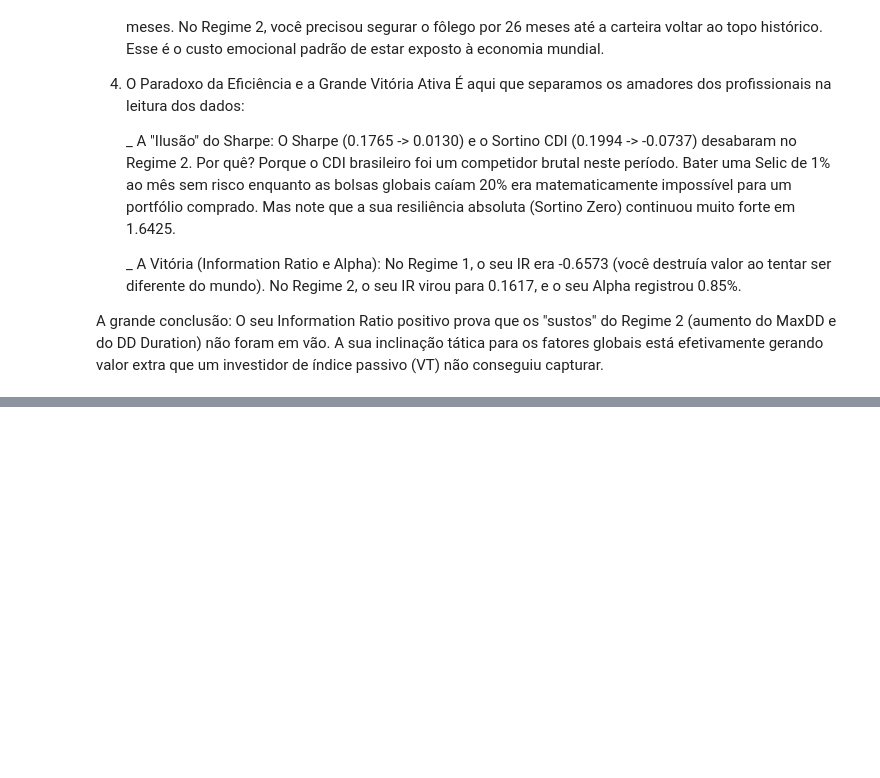
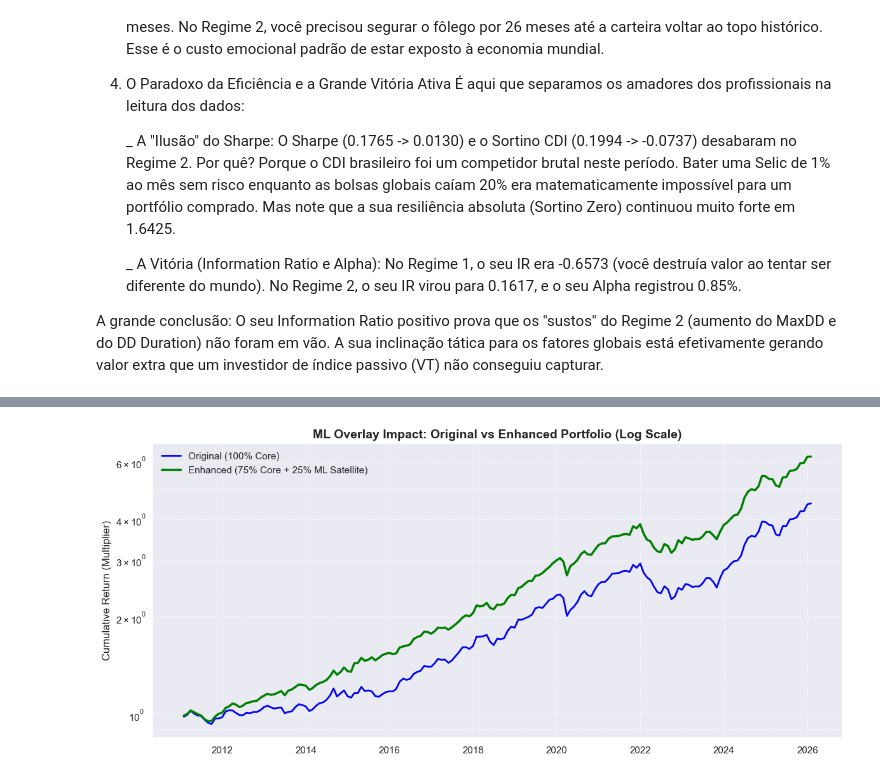
Before and after one commit to rbertin77/quant-portfolio-analytics, a Jupyter notebook: notebooks/kpis_analise_carteira.ipynb, the cells around one changed output, grey strips where cells are left out. Drawn from its saved outputs; the diff is of its cells as text; code cells hidden in the pictures; blank space fills up the shorter version.

```diff
--- a/notebooks/kpis_analise_carteira.ipynb
+++ b/notebooks/kpis_analise_carteira.ipynb
@@ -1452,0 +1734,83 @@ Downloading data for: ['IWDA.L', 'EIMI.L', 'USSC.L', 'IWVL.L', 'EMVL.L']...
+# %%
+# ==============================================================================
+# CELL 14: ML OVERLAY (CORE-SATELLITE SIMULATOR)
+# ==============================================================================
+import pandas as pd
+import numpy as np
+import matplotlib.pyplot as plt
+import matplotlib.ticker as mtick
+
+# 1. CREATE SYNTHETIC ML DATA (Mocking the spy_xgboost_swing output)
+# ------------------------------------------------------------------------------
+# Criando um arquivo CSV simulado na pasta data para imitar o seu fluxo real.
+np.random.seed(42) # Para o resultado ser o mesmo toda vez que você rodar
+dates = comp_df.index
+
+# Lógica do "Modelo Sintético": Acerta 70% dos meses de alta e protege em 60% dos de baixa
+mkt_returns = comp_df['Global_BRL']
+synthetic_signals = []
+for ret in mkt_returns:
+    if ret > 0:
+        signal = np.random.choice([1, 0], p=[0.7, 0.3])
+    else:
+        signal = np.random.choice([1, 0], p=[0.4, 0.6])
+    synthetic_signals.append(signal)
+
+df_signals = pd.DataFrame({'Date': dates, 'Signal': synthetic_signals})
+
+# Salva no disco (Exatamente como o seu futuro script fará)
+csv_path = '../data/synthetic_xgboost_signals.csv'
+df_signals.to_csv(csv_path, index=False)
+print(f"✅ Arquivo de sinais sintéticos criado em: {csv_path}")
+
+# 2. LOAD AND MERGE ML SIGNALS
+# ------------------------------------------------------------------------------
+# Lê o CSV e alinha as datas com a nossa base principal
+ml_data = pd.read_csv(csv_path)
+ml_data['Date'] = pd.to_datetime(ml_data['Date'])
+ml_data.set_index('Date', inplace=True)
+
+sim_df = comp_df.copy()
+sim_df = sim_df.join(ml_data['Signal'])
+sim_df['Signal'] = sim_df['Signal'].fillna(0) # Se faltar sinal, segurança primeiro (Caixa/0)
+
+# 3. CORE-SATELLITE LOGIC
+# ------------------------------------------------------------------------------
+CORE_WEIGHT = 0.75      # 75% na estratégia passiva atual
+SATELLITE_WEIGHT = 0.25 # 25% operando os sinais de Machine Learning
+
+# Se Signal == 1, o satélite rende Global_BRL. Se Signal == 0, rende CDI (Proteção).
+sim_df['Satellite_Return'] = np.where(sim_df['Signal'] == 1, sim_df['Global_BRL'], sim_df['CDI'])
+
+# O Retorno Turbinado = (Peso Core * Retorno Core) + (Peso Satélite * Retorno Satélite)
+sim_df['Portfolio_Enhanced'] = (sim_df['Portfolio'] * CORE_WEIGHT) + (sim_df['Satellite_Return'] * SATELLITE_WEIGHT)
+
+# 4. VISUALIZATION & KPI COMPARISON
+# ------------------------------------------------------------------------------
+wealth_original = (1 + sim_df['Portfolio']).cumprod()
+wealth_enhanced = (1 + sim_df['Portfolio_Enhanced']).cumprod()
+
+plt.figure(figsize=(14, 6))
+plt.plot(wealth_original.index, wealth_original, label='Original (100% Core)', color='blue', linewidth=2)
+plt.plot(wealth_enhanced.index, wealth_enhanced, label=f'Enhanced ({CORE_WEIGHT*100:.0f}% Core + {SATELLITE_WEIGHT*100:.0f}% ML Satellite)', color='green', linewidth=2.5)
+
+plt.title('ML Overlay Impact: Original vs Enhanced Portfolio (Log Scale)', fontsize=14, fontweight='bold')
+plt.yscale('log')
+plt.ylabel('Cumulative Return (Multiplier)')
+plt.legend(loc='upper left')
+plt.grid(True, which="both", ls="--", alpha=0.5)
+
+# Métricas rápidas
+cagr_orig = (wealth_original.iloc[-1] ** (12 / len(wealth_original))) - 1
+cagr_enh = (wealth_enhanced.iloc[-1] ** (12 / len(wealth_enhanced))) - 1
+
+print("\n" + "="*60)
+print(" 🚀 IMPACTO DO MODELO DE MACHINE LEARNING (SIMULAÇÃO)")
+print("="*60)
+print(f"CAGR Original: {cagr_orig*100:.2f}%")
+print(f"CAGR Enhanced: {cagr_enh*100:.2f}%")
+print(f"Diferença Anual: {(cagr_enh - cagr_orig)*100:+.2f}% ao ano!")
+print("="*60)
+
+plt.show()
+# %% [output]
@@ -1452,0 +1826 @@ Downloading data for: ['IWDA.L', 'EIMI.L', 'USSC.L', 'IWVL.L', 'EMVL.L']...
+[figure, added]
```
Also changed, not shown: parts of 11 cells of this notebook, 27 other files.
